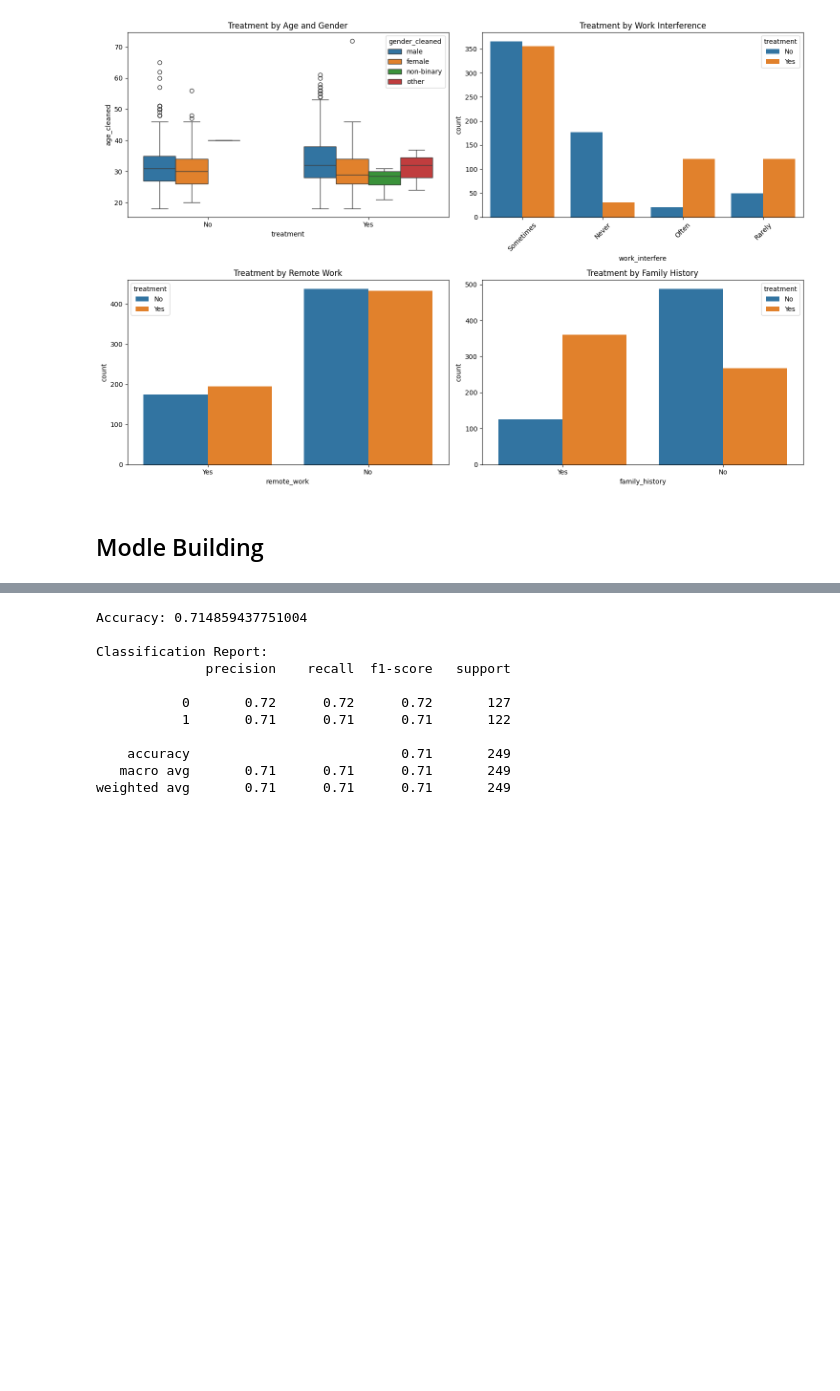
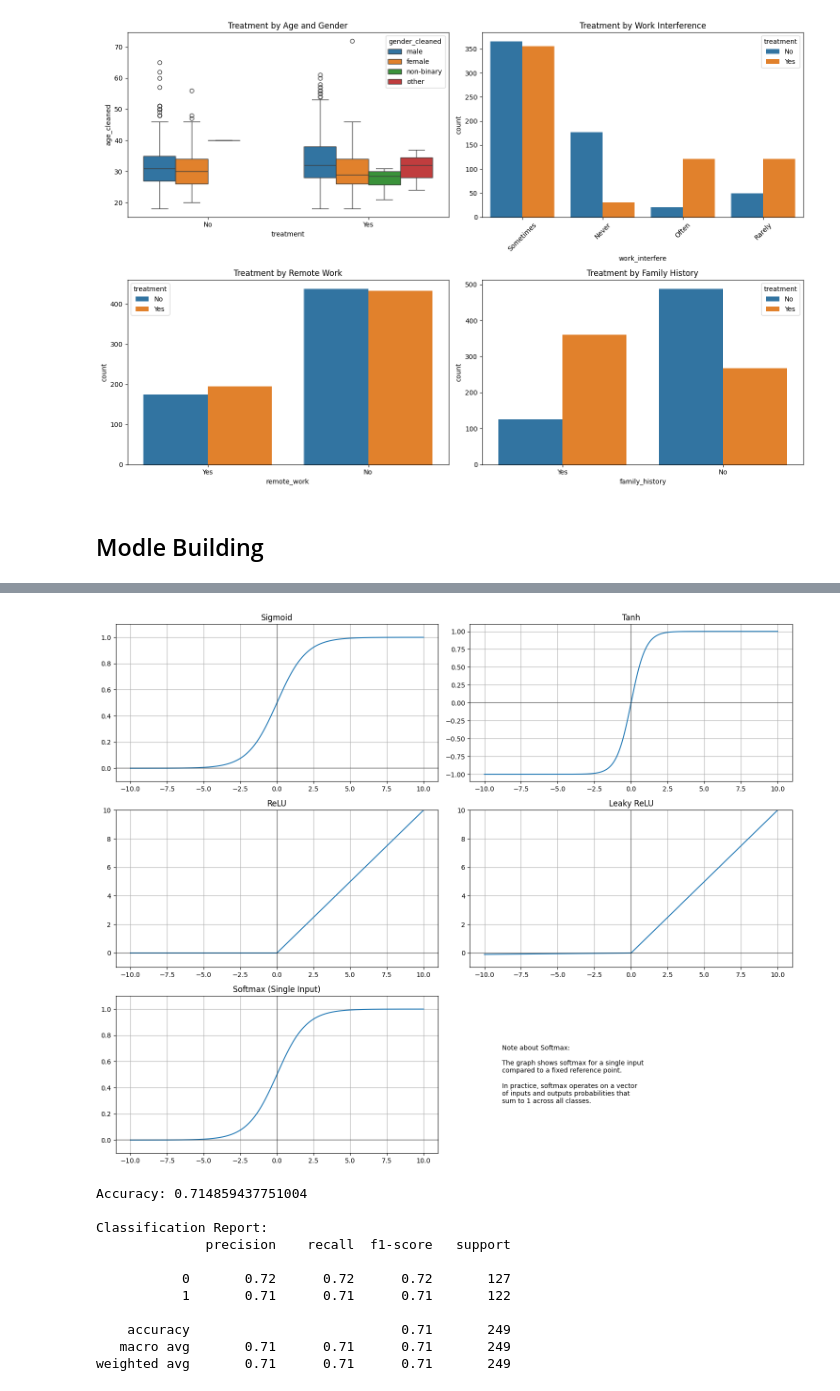
Before and after one commit to jxhangithub/master-machine-learning-engineer, a Jupyter notebook: basic_models/Classification1.ipynb, the cells around one changed output, grey strips where cells are left out. Saved outputs shown, nothing was run; the diff lists cells and outputs as text; code cells hidden in the pictures; blank space fills up the shorter version.

````diff
--- a/basic_models/Classification1.ipynb
+++ b/basic_models/Classification1.ipynb
@@ -893,6 +962,100 @@ model.fit(X_train_scaled, y_train)
 y_pred = model.predict(X_test_scaled)
 y_prob = model.predict_proba(X_test_scaled)
 ```
+# %%
+import numpy as np
+import matplotlib.pyplot as plt
+
+# Create input values
+x = np.linspace(-10, 10, 1000)
+
+# Define activation functions
+def sigmoid(x):
+    return 1 / (1 + np.exp(-x))
+
+def tanh(x):
+    return np.tanh(x)
+
+def relu(x):
+    return np.maximum(0, x)
+
+def leaky_relu(x, alpha=0.01):
+    return np.where(x > 0, x, alpha * x)
+
+def softmax_for_single_value(x):
+    # Simulate softmax for a single value compared to a fixed reference
+    return np.exp(x) / (np.exp(x) + np.exp(0))  # comparing with reference point 0
+
+# Create subplot
+plt.figure(figsize=(15, 12))
+
+# Sigmoid
+plt.subplot(3, 2, 1)
+plt.plot(x, sigmoid(x))
+plt.title('Sigmoid')
+plt.grid(True)
+plt.axhline(y=0, color='k', linestyle='-', alpha=0.3)
+plt.axvline(x=0, color='k', linestyle='-', alpha=0.3)
+plt.ylim(-0.1, 1.1)
+
+# Tanh
+plt.subplot(3, 2, 2)
+plt.plot(x, tanh(x))
+plt.title('Tanh')
+plt.grid(True)
+plt.axhline(y=0, color='k', linestyle='-', alpha=0.3)
+plt.axvline(x=0, color='k', linestyle='-', alpha=0.3)
+plt.ylim(-1.1, 1.1)
+
+# ReLU
+plt.subplot(3, 2, 3)
+plt.plot(x, relu(x))
+plt.title('ReLU')
+plt.grid(True)
+plt.axhline(y=0, color='k', linestyle='-', alpha=0.3)
+plt.axvline(x=0, color='k', linestyle='-', alpha=0.3)
+plt.ylim(-1, 10)
+
+# Leaky ReLU
+plt.subplot(3, 2, 4)
+plt.plot(x, leaky_relu(x))
+plt.title('Leaky ReLU')
+plt.grid(True)
+plt.axhline(y=0, color='k', linestyle='-', alpha=0.3)
+plt.axvline(x=0, color='k', linestyle='-', alpha=0.3)
+plt.ylim(-1, 10)
+
+# Softmax
+plt.subplot(3, 2, 5)
+plt.plot(x, softmax_for_single_value(x))
+plt.title('Softmax (Single Input)')
+plt.grid(True)
+plt.axhline(y=0, color='k', linestyle='-', alpha=0.3)
+plt.axvline(x=0, color='k', linestyle='-', alpha=0.3)
+plt.ylim(-0.1, 1.1)
+
+# Add text explanation for Softmax
+plt.subplot(3, 2, 6)
+plt.text(0.1, 0.5,
+         'Note about Softmax:\n\n' +
+         'The graph shows softmax for a single input\n' +
+         'compared to a fixed reference point.\n\n' +
+         'In practice, softmax operates on a vector\n' +
+         'of inputs and outputs probabilities that\n' +
+         'sum to 1 across all classes.',
+         fontsize=10, ha='left', va='center')
+plt.axis('off')
+
+plt.tight_layout()
+plt.show()
+
+# Optional: Show multiple inputs for Softmax
+def softmax_multiple_inputs(x1, x2):
+    exp_x1 = np.exp(x1)
+    exp_x2 = np.exp(x2)
+    return exp_x1 / (exp_x1 + exp_x2)
+# %% [output]
+[figure, added]
 # %%
 def prepare_data(df):
     # Make a copy of the entire DataFrame
````
Also changed, not shown: parts of 2 cells of this notebook.
